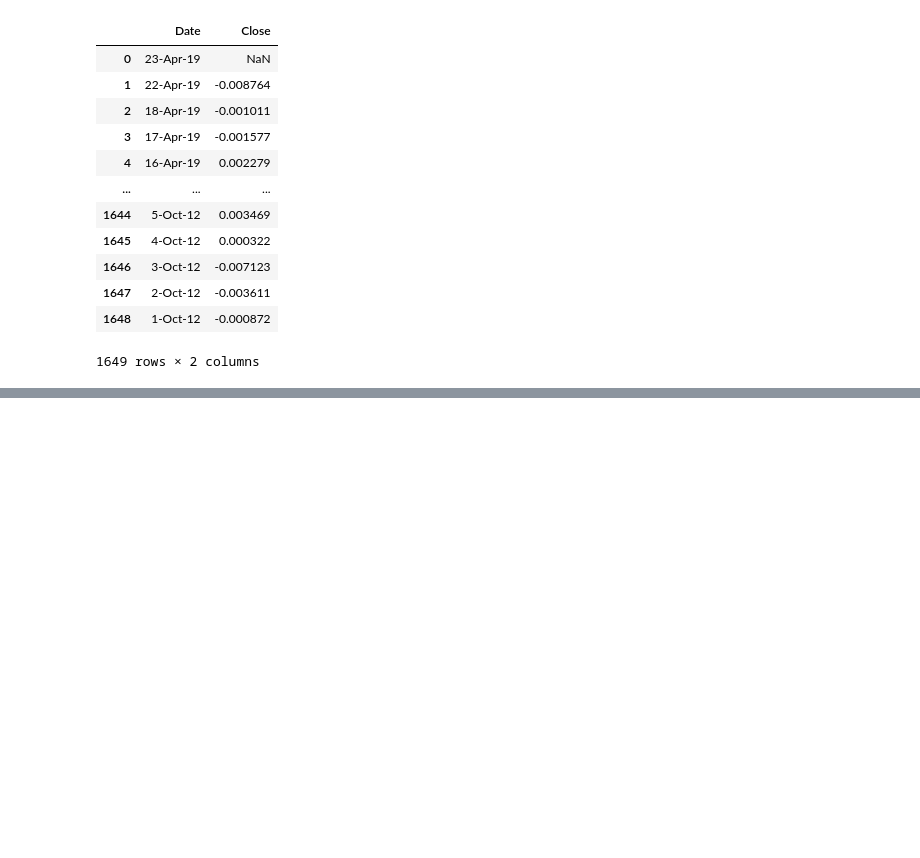
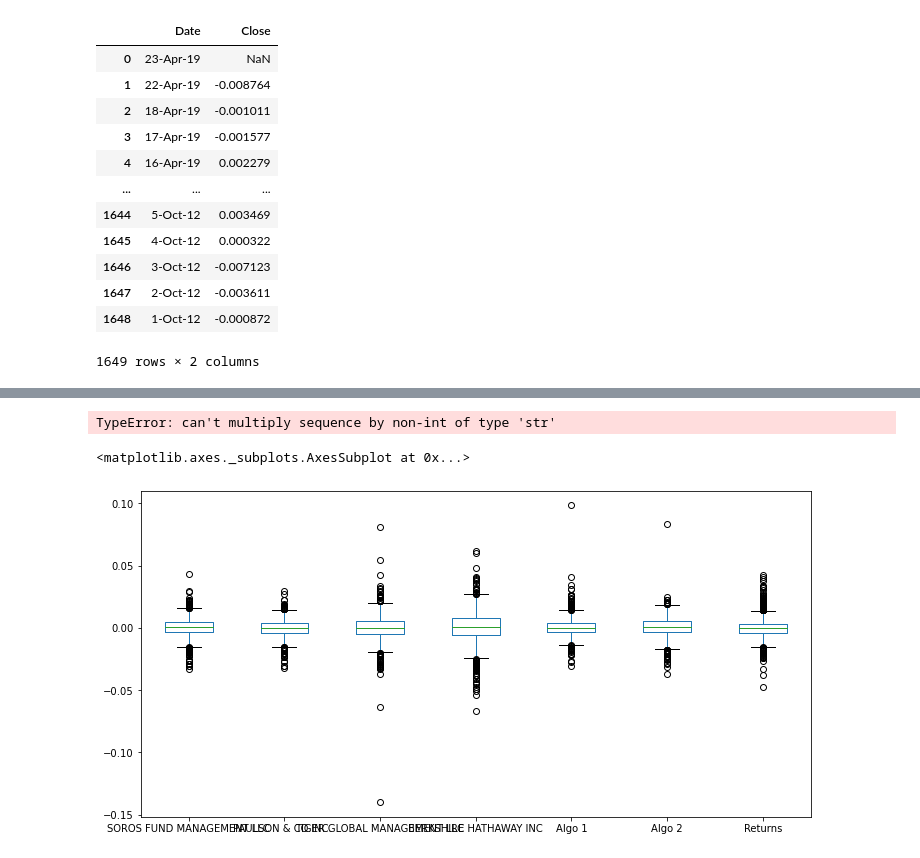
Before and after one commit to willudeh99/Python-wih-Pandas, a Jupyter notebook: Untitled.ipynb, the cells around one changed output, grey strips where cells are left out. Saved outputs shown, nothing was run; the diff lists cells and outputs as text; code cells hidden in the pictures; blank space fills up the shorter version.

```diff
--- a/Untitled.ipynb
+++ b/Untitled.ipynb
@@ -255,0 +266,4 @@ df.head(10)
+# %%
+# calculating cumulative returns of data
+df.set_index('Date')
+df.head(10).sort_index()
@@ -255,0 +282,10 @@ df.head(10)
+# %%
+cumulative_df = df.cumprod()
+cumulative_df.head(10)
+# %% [output]
+TypeError: can't multiply sequence by non-int of type 'str'
+# %%
+df.plot(kind='box', figsize=(12,6))
+# %% [output]
+<matplotlib.axes._subplots.AxesSubplot at 0x...>
+[figure, added]
```
Also changed, not shown: parts of 6 cells of this notebook.
